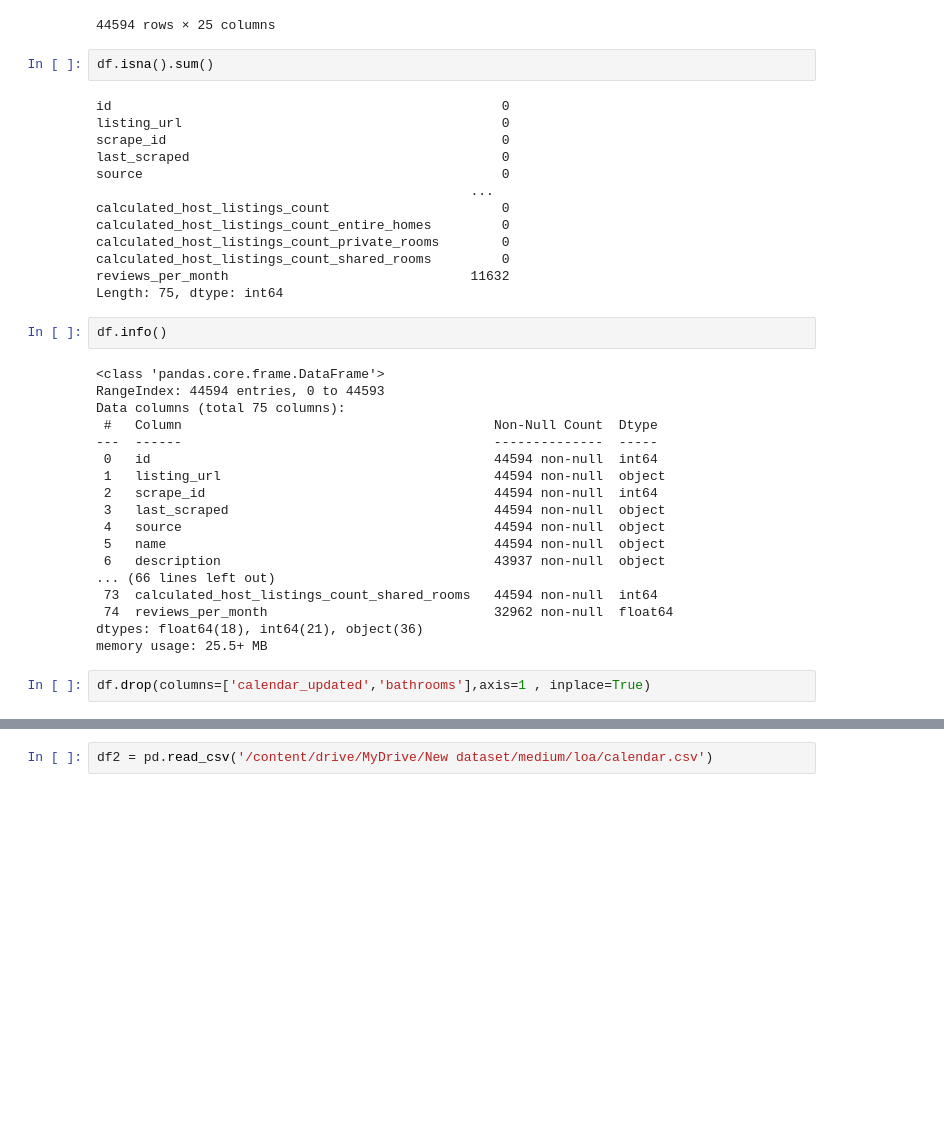
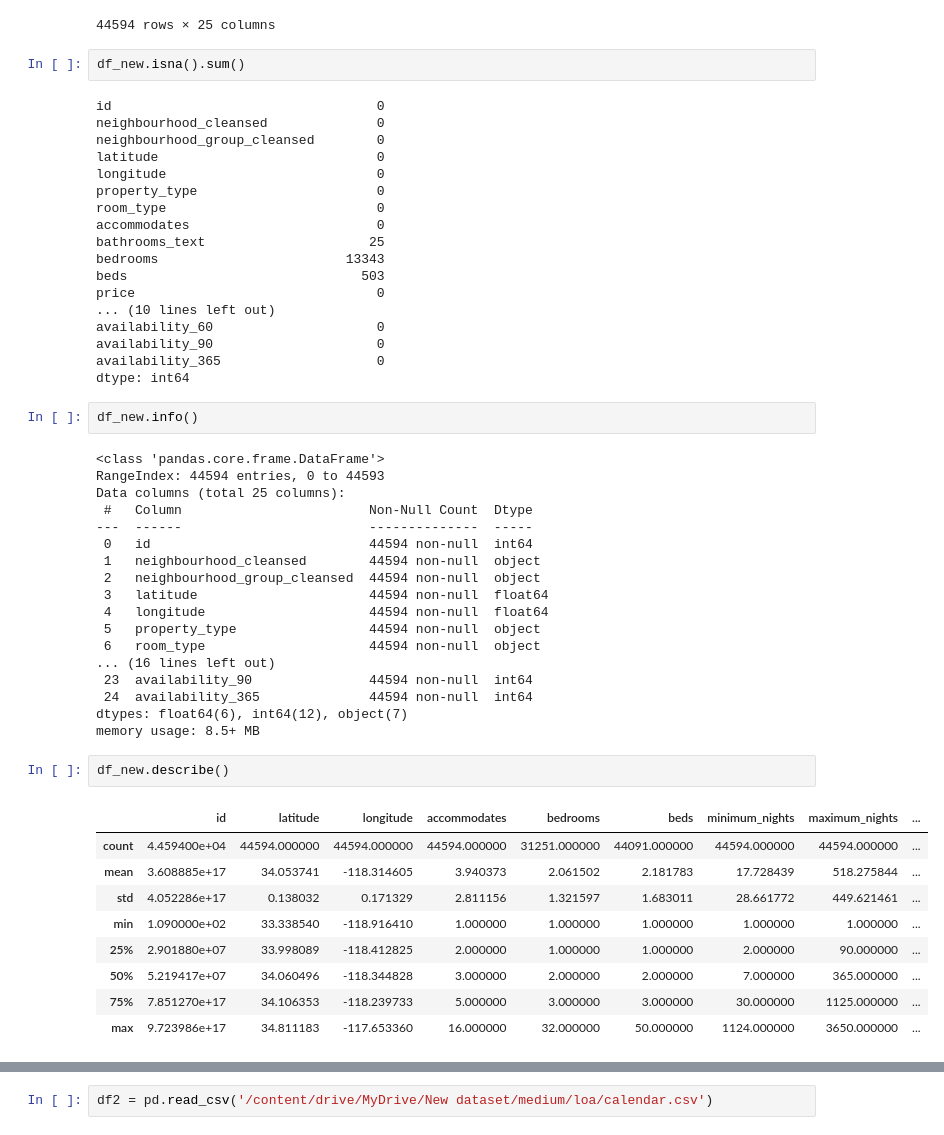
Before and after one commit to zinakhazaee/Visualization, a Jupyter notebook: airbnb.ipynb, the cells around one changed output, grey strips where cells are left out. Drawn from its saved outputs; the diff is of its cells as text; blank space fills up the shorter version.

```diff
--- a/airbnb.ipynb
+++ b/airbnb.ipynb
@@ -83,40 +60,55 @@ df_new
 | 44593 | 739681706564755370 | Downtown | City of Los Angeles | 34.049259 | -118.249405 | Entire condo | Entire home/apt | ... |
 44594 rows × 25 columns
 # %%
-df.isna().sum()
+df_new.isna().sum()
 # %% [output]
-id                                                  0
-listing_url                                         0
-scrape_id                                           0
-last_scraped                                        0
-source                                              0
-                                                ...
-calculated_host_listings_count                      0
-calculated_host_listings_count_entire_homes         0
-calculated_host_listings_count_private_rooms        0
-calculated_host_listings_count_shared_rooms         0
-reviews_per_month                               11632
-Length: 75, dtype: int64
+id                                  0
+neighbourhood_cleansed              0
+neighbourhood_group_cleansed        0
+latitude                            0
+longitude                           0
+property_type                       0
+room_type                           0
+accommodates                        0
+bathrooms_text                     25
+bedrooms                        13343
+beds                              503
+price                               0
+... (10 lines left out)
+availability_60                     0
+availability_90                     0
+availability_365                    0
+dtype: int64
 # %%
-df.info()
+df_new.info()
 # %% [output]
 <class 'pandas.core.frame.DataFrame'>
 RangeIndex: 44594 entries, 0 to 44593
-Data columns (total 75 columns):
- #   Column                                        Non-Null Count  Dtype
----  ------                                        --------------  -----
- 0   id                                            44594 non-null  int64
- 1   listing_url                                   44594 non-null  object
- 2   scrape_id                                     44594 non-null  int64
- 3   last_scraped                                  44594 non-null  object
- 4   source                                        44594 non-null  object
- 5   name                                          44594 non-null  object
- 6   description                                   43937 non-null  object
-... (66 lines left out)
- 73  calculated_host_listings_count_shared_rooms   44594 non-null  int64
- 74  reviews_per_month                             32962 non-null  float64
-dtypes: float64(18), int64(21), object(36)
-memory usage: 25.5+ MB
+Data columns (total 25 columns):
+ #   Column                        Non-Null Count  Dtype
+---  ------                        --------------  -----
+ 0   id                            44594 non-null  int64
+ 1   neighbourhood_cleansed        44594 non-null  object
+ 2   neighbourhood_group_cleansed  44594 non-null  object
+ 3   latitude                      44594 non-null  float64
+ 4   longitude                     44594 non-null  float64
+ 5   property_type                 44594 non-null  object
+ 6   room_type                     44594 non-null  object
+... (16 lines left out)
+ 23  availability_90               44594 non-null  int64
+ 24  availability_365              44594 non-null  int64
+dtypes: float64(6), int64(12), object(7)
+memory usage: 8.5+ MB
-# %%
-df.drop(columns=['calendar_updated','bathrooms'],axis=1 , inplace=True)
+# %%
+df_new.describe()
+# %% [output]
+|  | id | latitude | longitude | accommodates | bedrooms | beds | minimum_nights | maximum_nights | ... |
+| count | 4.459400e+04 | 44594.000000 | 44594.000000 | 44594.000000 | 31251.000000 | 44091.000000 | 44594.000000 | 44594.000000 | ... |
+| mean | 3.608885e+17 | 34.053741 | -118.314605 | 3.940373 | 2.061502 | 2.181783 | 17.728439 | 518.275844 | ... |
+| std | 4.052286e+17 | 0.138032 | 0.171329 | 2.811156 | 1.321597 | 1.683011 | 28.661772 | 449.621461 | ... |
+| min | 1.090000e+02 | 33.338540 | -118.916410 | 1.000000 | 1.000000 | 1.000000 | 1.000000 | 1.000000 | ... |
+| 25% | 2.901880e+07 | 33.998089 | -118.412825 | 2.000000 | 1.000000 | 1.000000 | 2.000000 | 90.000000 | ... |
+| 50% | 5.219417e+07 | 34.060496 | -118.344828 | 3.000000 | 2.000000 | 2.000000 | 7.000000 | 365.000000 | ... |
+| 75% | 7.851270e+17 | 34.106353 | -118.239733 | 5.000000 | 3.000000 | 3.000000 | 30.000000 | 1125.000000 | ... |
+| max | 9.723986e+17 | 34.811183 | -117.653360 | 16.000000 | 32.000000 | 50.000000 | 1124.000000 | 3650.000000 | ... |
 # %%
```
Also changed, not shown: parts of 13 cells of this notebook.
